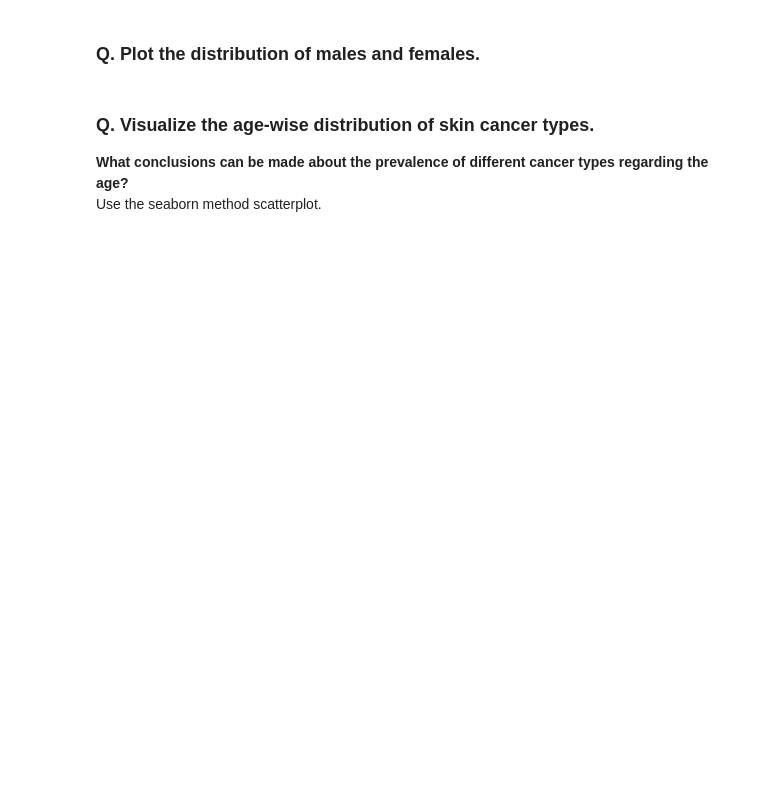
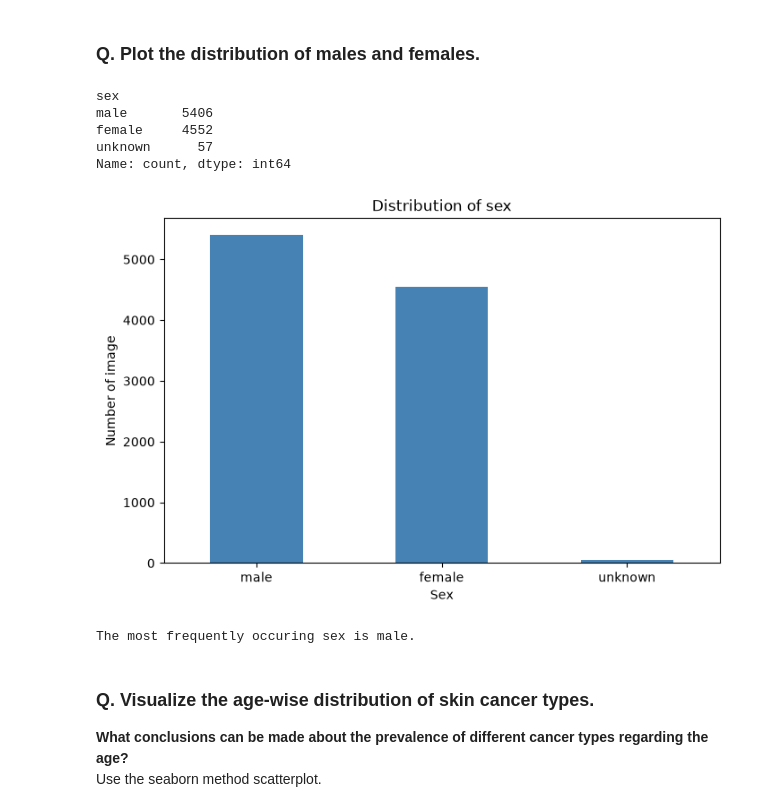
Before and after one commit to rgnseca/ML-AI_tutorials, a Jupyter notebook: Deep_Learning_Lab_Assignments/exercise_4_skin-cancer_assignment.ipynb, the cells around one changed output. Cells and saved outputs as stored; diff of their text form; code cells hidden in the pictures; blank space fills up the shorter version.

```diff
--- a/Deep_Learning_Lab_Assignments/exercise_4_skin-cancer_assignment.ipynb
+++ b/Deep_Learning_Lab_Assignments/exercise_4_skin-cancer_assignment.ipynb
@@ -197,3 +247,27 @@ The Technical Validation has been done by either of the following methods:<br>
+# %%
+print(skin_df["sex"].value_counts())
+
+skin_df["sex"].value_counts().plot(
+    kind="bar",
+    figsize=(8, 5),
+    color="steelblue"
+)
+
+plt.title("Distribution of sex")
+plt.xlabel("Sex")
+plt.ylabel("Number of image")
+plt.xticks(rotation=0)
+plt.show()
+
+print("The most frequently occuring sex is male.")
+# %% [output]
+sex
+male       5406
+female     4552
+unknown      57
+Name: count, dtype: int64
+[figure, added]
+The most frequently occuring sex is male.
 # %% [markdown]
 ### **Q. Visualize the age-wise distribution of skin cancer types.**<br>
 **What conclusions can be made about the prevalence of different cancer types regarding the age?**<br>
```
Also changed, not shown: parts of 37 cells of this notebook, 3 other files.
